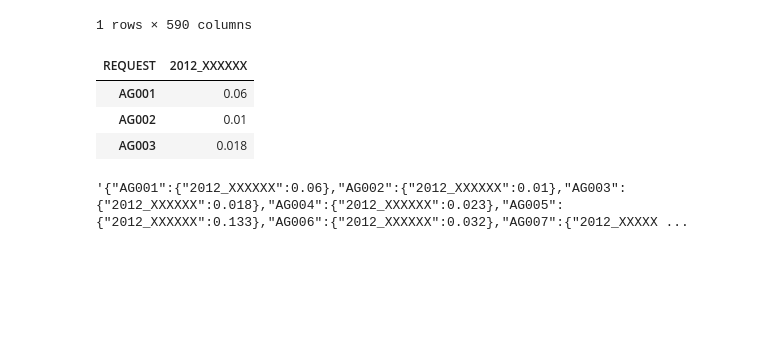
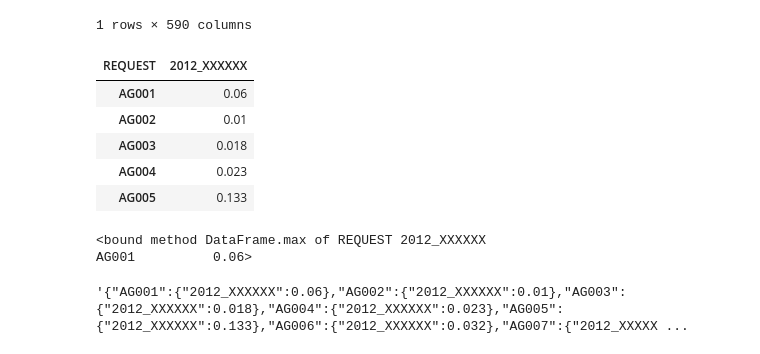
Before and after one commit to JulienParis/hydroviz, a Jupyter notebook: app/static/data/stats_web/test_df_queries.ipynb, the cells around one changed output. Cells and saved outputs as stored; diff of their text form; code cells hidden in the pictures; blank space fills up the shorter version.

```diff
--- a/app/static/data/stats_web/test_df_queries.ipynb
+++ b/app/static/data/stats_web/test_df_queries.ipynb
@@ -205,8 +205,10 @@ slice_AV_ME.sample(1)
 | 0 | 2012 | XXXXXX | 0.06 | 0.01 | 0.018 | 0.023 | 0.133 | 0.032 | 0.027 | 0.42 | ... |
 1 rows × 590 columns
 # %%
+req_index = str(slice_year) + "_" + str(slice_pest)
 
-slice_AV_ME["REQUEST"] = slice_AV_ME['ANNEE'].astype(str) + "_" + slice_AV_ME['CD_PARAMETRE'].astype(str)
+slice_AV_ME["REQUEST"] = req_index
+#slice_AV_ME["REQUEST"] = slice_AV_ME['ANNEE'].astype(str) + "_" + slice_AV_ME['CD_PARAMETRE'].astype(str)
 slice_AV_ME.set_index( ["REQUEST"], inplace=True )
 
 slice_AV_ME.head(3)
@@ -218,15 +220,24 @@ slice_AV_ME.head(3)
 # %%
 
 slice_AV_ME.drop(["ANNEE", "CD_PARAMETRE"], axis=1, inplace=True)
 
 slice_AV_ME = slice_AV_ME.T
-
-slice_AV_ME.head(3)
 # %% [output]
 | REQUEST | 2012_XXXXXX |
 | AG001 | 0.06 |
 | AG002 | 0.01 |
 | AG003 | 0.018 |
+| AG004 | 0.023 |
+| AG005 | 0.133 |
+# %%
+#print slice_AV_ME.columns
+#print slice_AV_ME[ idx[ [ ]]  ].max()
+#print slice_AV_ME["AG001":"HG508"].min()
+
+print slice_AV_ME.loc[ idx[ ["AG001"] ] ].max
+# %% [output]
+<bound method DataFrame.max of REQUEST 2012_XXXXXX
+AG001          0.06>
 # %%
 slice_AV_ME.to_json(orient="index")
 # %% [output]
```
Also changed, not shown: 3 other files.
